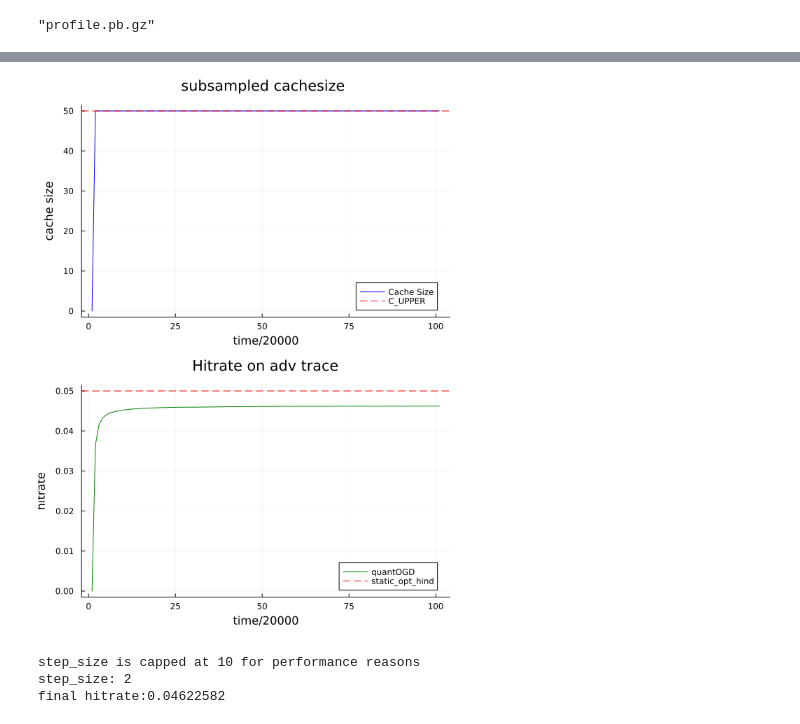
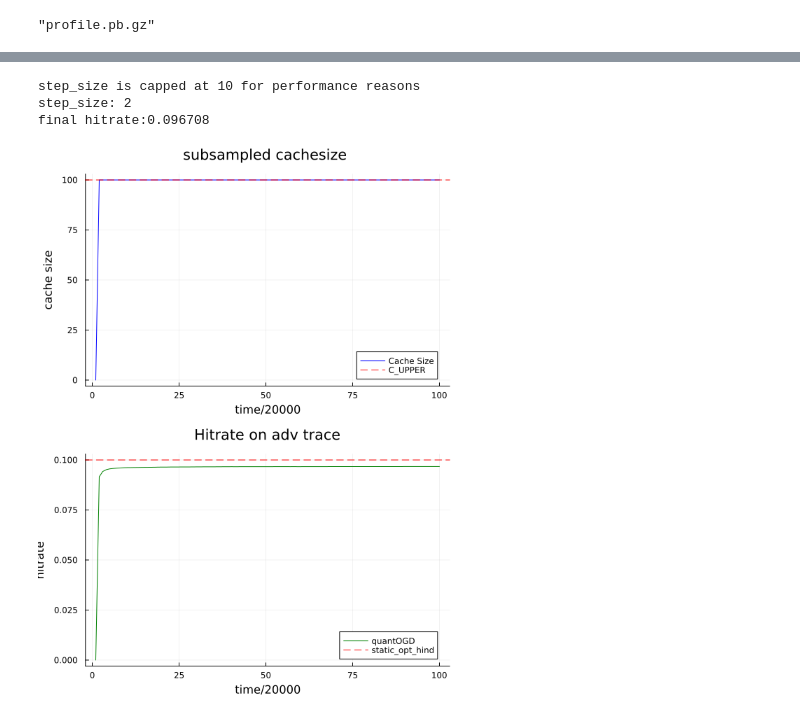
Before and after one commit to ISIPINK/online_caching, a Jupyter notebook: quantOGD_integral_mod_count.ipynb, the cells around one changed output, grey strips where cells are left out. Saved outputs shown, nothing was run; the diff lists cells and outputs as text; code cells hidden in the pictures.

```diff
--- a/quantOGD_integral_mod_count.ipynb
+++ b/quantOGD_integral_mod_count.ipynb
@@ -318,7 +332,7 @@ using Random
 function adv_hitrate_plt(; rep= 1000, alpha=1.0, C=500, window=1000)
 
     tmp = collect(1:1000)
-    l = collect(1000:1050)
+    l = []
     for _ in 1:rep
         append!(l,shuffle(tmp))
     end
@@ -330,7 +344,7 @@ function adv_hitrate_plt(; rep= 1000, alpha=1.0, C=500, window=1000)
     hits = zeros(Float32, length(l))
     cachesizes = zeros(Float32, length(l))
 
-    q, zipf_trace = zipf_setup(T=T, N=N, alpha=alpha, C=C)
+    q, zipf_trace = zipf_setup(T=T, N=N, alpha=alpha, C=C, CACHE_FLAG = true)
 
     for i in 1:length(l)
         j = l[i]
@@ -351,35 +365,35 @@ function adv_hitrate_plt(; rep= 1000, alpha=1.0, C=500, window=1000)
         ylabel="cache size",
         title="subsampled cachesize ")
     hline!(p1, [q.C_UPPER],
         label="C_UPPER",
         color=:red,
         linestyle=:dash)
 
     # Calculate opt (static optimal hitrate)
     opt = C/N
     # Generate the decay curve: cumulative hitrate over time.
     hit_rates = hits ./ (1:length(l))
 
     # Second plot: hitrate decay curve.
     p2 = plot(hit_rates[1:ss:end],
         label="quantOGD",
         color=:green,
         xlabel="time/$ss",
         ylabel="hitrate",
         title="Hitrate on adv trace")
     hline!(p2, [opt],
         label="static_opt_hind",
         color=:red,
         linestyle=:dash)
 
     # Stack the two plots vertically.
     p = plot(p1, p2, layout=(2, 1), size=(600, 800))
     display(p)
     println("final hitrate:", hit_rates[end])
 end
-adv_hitrate_plt(rep= 2000, C = 50)
+adv_hitrate_plt(rep= 2000, C = 100)
 # %% [output]
+step_size is capped at 10 for performance reasons
+step_size: 2
+final hitrate:0.096708
-[figure, old version]
+[figure, new version]
-step_size is capped at 10 for performance reasons
-step_size: 2
-final hitrate:0.04622582
```
Also changed, not shown: parts of 6 cells of this notebook, 3 other files.
